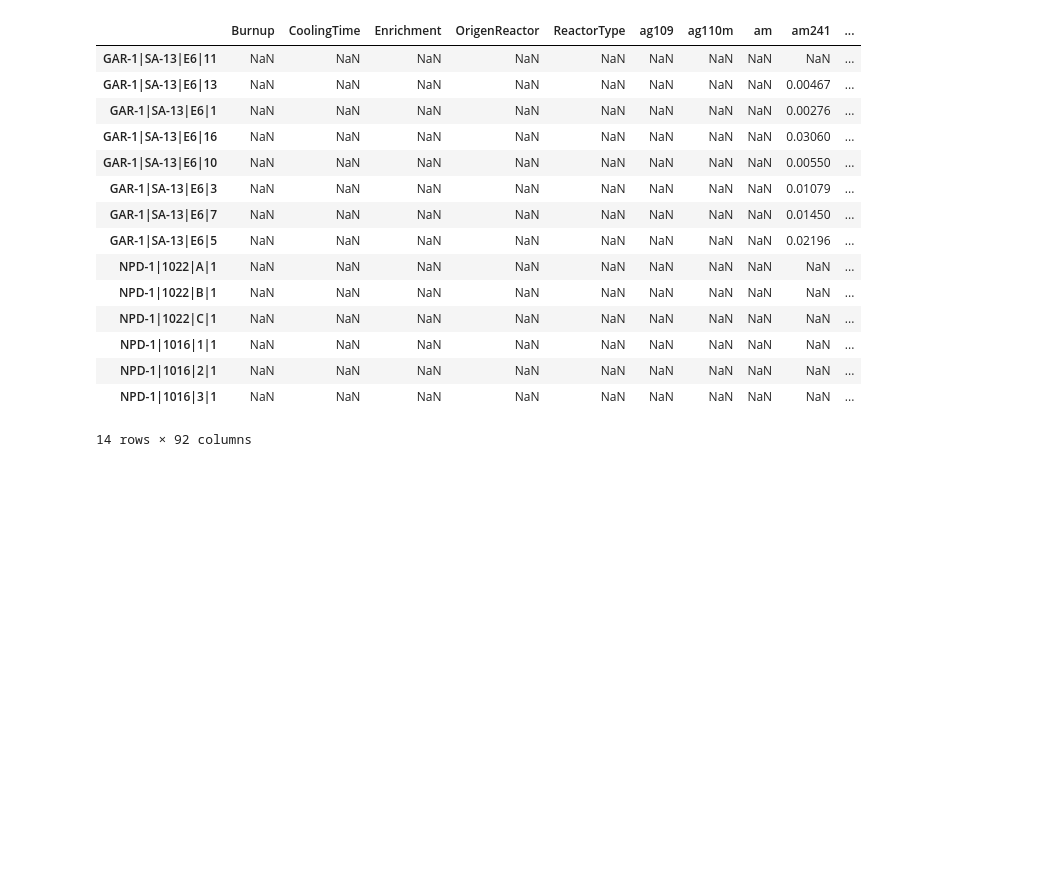
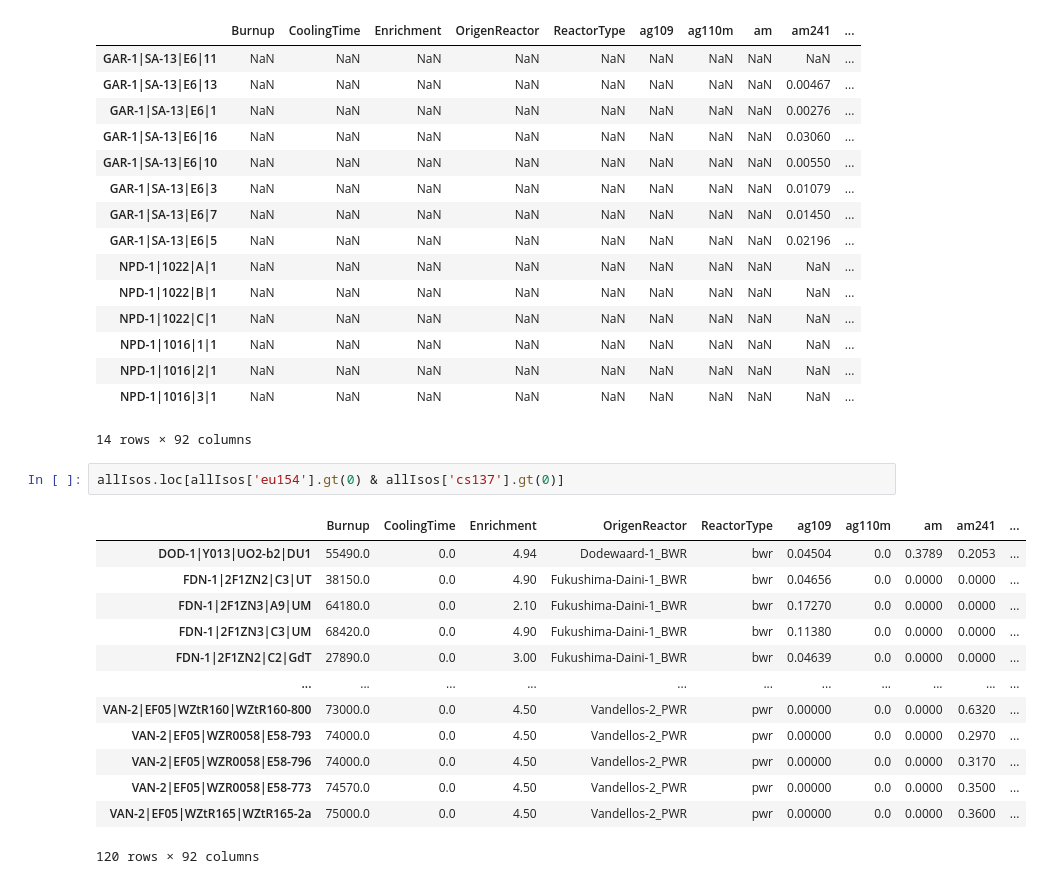
Before and after one commit to opotowsky/like-me-fuel, a Jupyter notebook: jupyter_notebooks/sfcompo_explore.ipynb, the cells around one changed output. Saved outputs shown, nothing was run; the diff lists cells and outputs as text; blank space fills up the shorter version.

```diff
--- a/jupyter_notebooks/sfcompo_explore.ipynb
+++ b/jupyter_notebooks/sfcompo_explore.ipynb
@@ -414,3 +414,19 @@ df[df.iloc[:, 5:-1].gt(0.0, axis=1)]
 | NPD-1|1016|2|1 | NaN | NaN | NaN | NaN | NaN | NaN | NaN | NaN | NaN | ... |
 | NPD-1|1016|3|1 | NaN | NaN | NaN | NaN | NaN | NaN | NaN | NaN | NaN | ... |
 14 rows × 92 columns
+# %%
+allIsos.loc[allIsos['eu154'].gt(0) & allIsos['cs137'].gt(0)]
+# %% [output]
+|  | Burnup | CoolingTime | Enrichment | OrigenReactor | ReactorType | ag109 | ag110m | am | am241 | ... |
+| DOD-1|Y013|UO2-b2|DU1 | 55490.0 | 0.0 | 4.94 | Dodewaard-1_BWR | bwr | 0.04504 | 0.0 | 0.3789 | 0.2053 | ... |
+| FDN-1|2F1ZN2|C3|UT | 38150.0 | 0.0 | 4.90 | Fukushima-Daini-1_BWR | bwr | 0.04656 | 0.0 | 0.0000 | 0.0000 | ... |
+| FDN-1|2F1ZN3|A9|UM | 64180.0 | 0.0 | 2.10 | Fukushima-Daini-1_BWR | bwr | 0.17270 | 0.0 | 0.0000 | 0.0000 | ... |
+| FDN-1|2F1ZN3|C3|UM | 68420.0 | 0.0 | 4.90 | Fukushima-Daini-1_BWR | bwr | 0.11380 | 0.0 | 0.0000 | 0.0000 | ... |
+| FDN-1|2F1ZN2|C2|GdT | 27890.0 | 0.0 | 3.00 | Fukushima-Daini-1_BWR | bwr | 0.04639 | 0.0 | 0.0000 | 0.0000 | ... |
+| ... | ... | ... | ... | ... | ... | ... | ... | ... | ... | ... |
+| VAN-2|EF05|WZtR160|WZtR160-800 | 73000.0 | 0.0 | 4.50 | Vandellos-2_PWR | pwr | 0.00000 | 0.0 | 0.0000 | 0.6320 | ... |
+| VAN-2|EF05|WZR0058|E58-793 | 74000.0 | 0.0 | 4.50 | Vandellos-2_PWR | pwr | 0.00000 | 0.0 | 0.0000 | 0.2970 | ... |
+| VAN-2|EF05|WZR0058|E58-796 | 74000.0 | 0.0 | 4.50 | Vandellos-2_PWR | pwr | 0.00000 | 0.0 | 0.0000 | 0.3170 | ... |
+| VAN-2|EF05|WZR0058|E58-773 | 74570.0 | 0.0 | 4.50 | Vandellos-2_PWR | pwr | 0.00000 | 0.0 | 0.0000 | 0.3500 | ... |
+| VAN-2|EF05|WZtR165|WZtR165-2a | 75000.0 | 0.0 | 4.50 | Vandellos-2_PWR | pwr | 0.00000 | 0.0 | 0.0000 | 0.3600 | ... |
+120 rows × 92 columns
```
